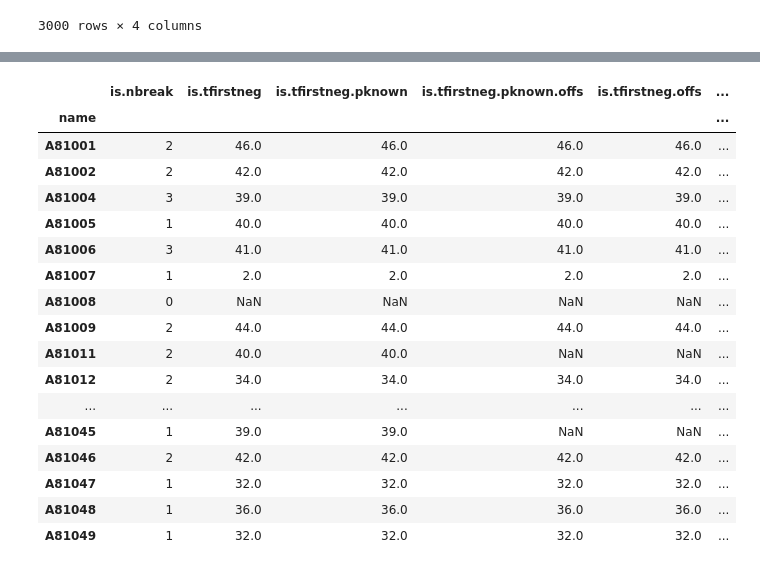
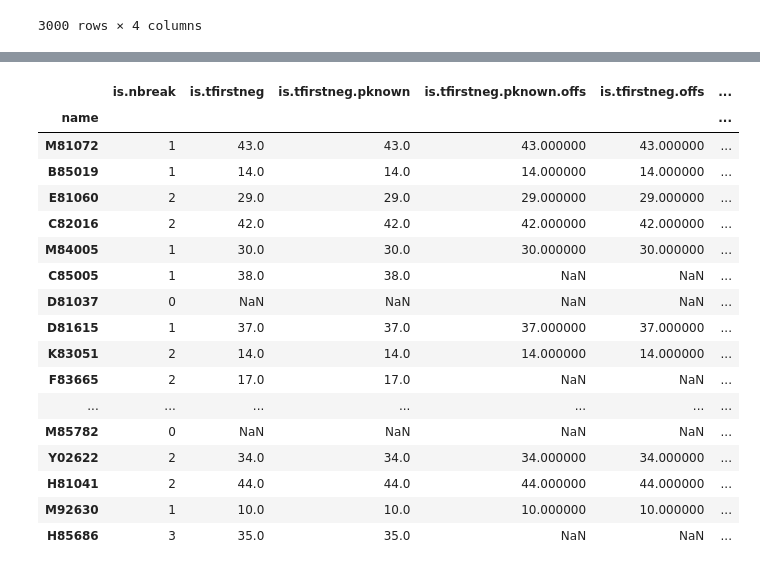
Before and after one commit to ebmdatalab/change_detection, a Jupyter notebook: change_speed_metrics.ipynb, the cells around one changed output, grey strips where cells are left out. Cells and saved outputs as stored; diff of their text form; code cells hidden in the pictures.

```diff
--- a/change_speed_metrics.ipynb
+++ b/change_speed_metrics.ipynb
@@ -78,3 +78,8 @@ pd.read_csv('bq_cache.csv')
 | 2998 | 2011-08-01 | A81051 | 26 | 26 |
 | 2999 | 2011-09-01 | A81051 | 27 | 27 |
 3000 rows × 4 columns
+# %%
+from change_detection import *
+pd.options.display.max_rows = 100
+x = ChangeDetection(name='desogestrel_measure')
+x.detect_change()
@@ -81,22 +105,22 @@ pd.read_csv('bq_cache.csv')
 # %%
-x = ChangeDetection('desogestrel_measure')
+x = ChangeDetection(name='trimethoprim_measure')
 x.detect_change()
 # %% [output]
 |  | is.nbreak | is.tfirstneg | is.tfirstneg.pknown | is.tfirstneg.pknown.offs | is.tfirstneg.offs | ... |
 | name |  |  |  |  |  | ... |
-| A81001 | 2 | 46.0 | 46.0 | 46.0 | 46.0 | ... |
-| A81002 | 2 | 42.0 | 42.0 | 42.0 | 42.0 | ... |
-| A81004 | 3 | 39.0 | 39.0 | 39.0 | 39.0 | ... |
-| A81005 | 1 | 40.0 | 40.0 | 40.0 | 40.0 | ... |
-| A81006 | 3 | 41.0 | 41.0 | 41.0 | 41.0 | ... |
-| A81007 | 1 | 2.0 | 2.0 | 2.0 | 2.0 | ... |
-| A81008 | 0 | NaN | NaN | NaN | NaN | ... |
-| A81009 | 2 | 44.0 | 44.0 | 44.0 | 44.0 | ... |
-| A81011 | 2 | 40.0 | 40.0 | NaN | NaN | ... |
-| A81012 | 2 | 34.0 | 34.0 | 34.0 | 34.0 | ... |
+| M81072 | 1 | 43.0 | 43.0 | 43.000000 | 43.000000 | ... |
+| B85019 | 1 | 14.0 | 14.0 | 14.000000 | 14.000000 | ... |
+| E81060 | 2 | 29.0 | 29.0 | 29.000000 | 29.000000 | ... |
+| C82016 | 2 | 42.0 | 42.0 | 42.000000 | 42.000000 | ... |
+| M84005 | 1 | 30.0 | 30.0 | 30.000000 | 30.000000 | ... |
+| C85005 | 1 | 38.0 | 38.0 | NaN | NaN | ... |
+| D81037 | 0 | NaN | NaN | NaN | NaN | ... |
+| D81615 | 1 | 37.0 | 37.0 | 37.000000 | 37.000000 | ... |
+| K83051 | 2 | 14.0 | 14.0 | 14.000000 | 14.000000 | ... |
+| F83665 | 2 | 17.0 | 17.0 | NaN | NaN | ... |
 | ... | ... | ... | ... | ... | ... | ... |
-| A81045 | 1 | 39.0 | 39.0 | NaN | NaN | ... |
-| A81046 | 2 | 42.0 | 42.0 | 42.0 | 42.0 | ... |
-| A81047 | 1 | 32.0 | 32.0 | 32.0 | 32.0 | ... |
-| A81048 | 1 | 36.0 | 36.0 | 36.0 | 36.0 | ... |
-| A81049 | 1 | 32.0 | 32.0 | 32.0 | 32.0 | ... |
+| M85782 | 0 | NaN | NaN | NaN | NaN | ... |
+| Y02622 | 2 | 34.0 | 34.0 | 34.000000 | 34.000000 | ... |
+| H81041 | 2 | 44.0 | 44.0 | 44.000000 | 44.000000 | ... |
+| M92630 | 1 | 10.0 | 10.0 | 10.000000 | 10.000000 | ... |
+| H85686 | 3 | 35.0 | 35.0 | NaN | NaN | ... |
```
Also changed, not shown: parts of 1 cell of this notebook, 3 other files.
